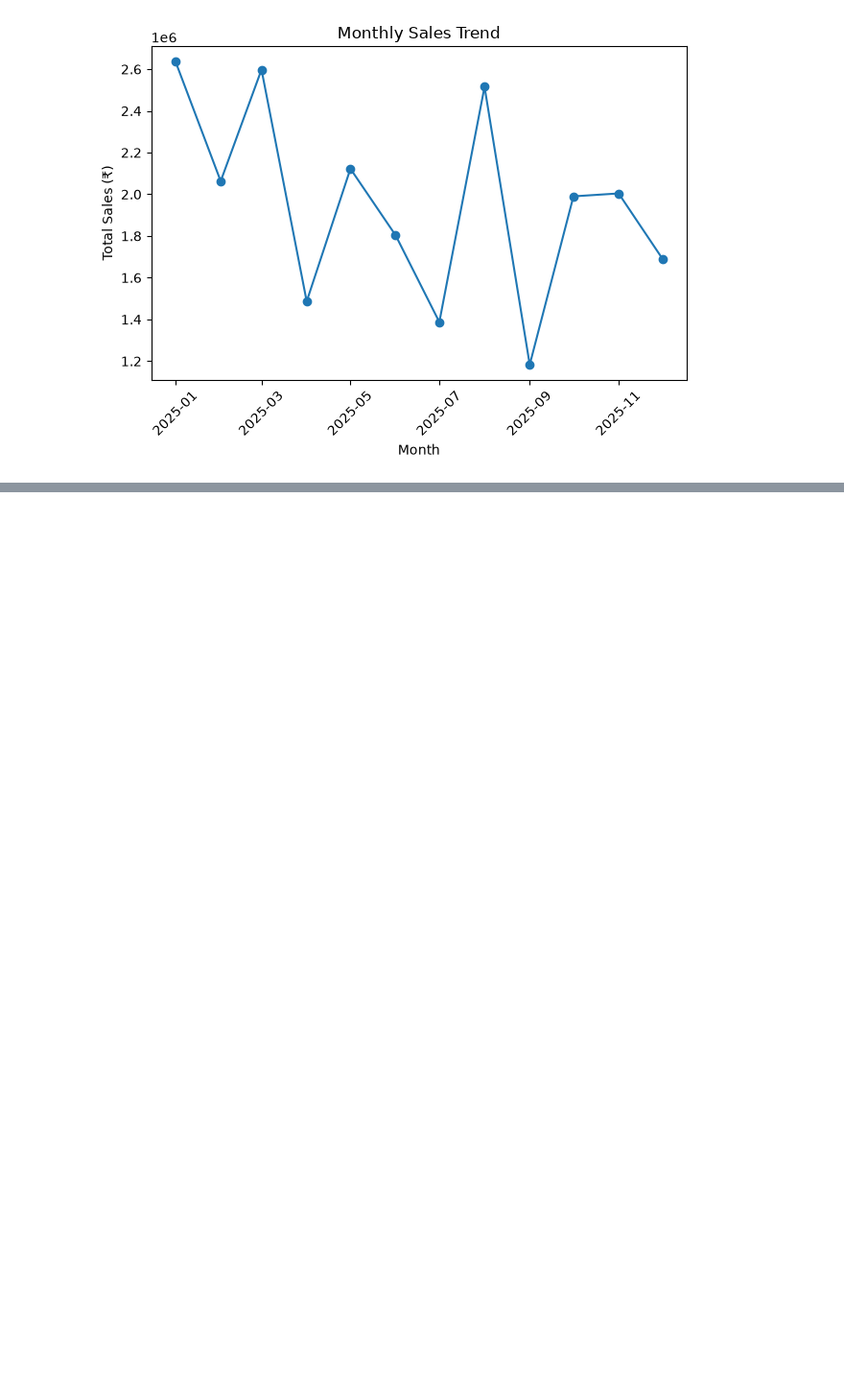
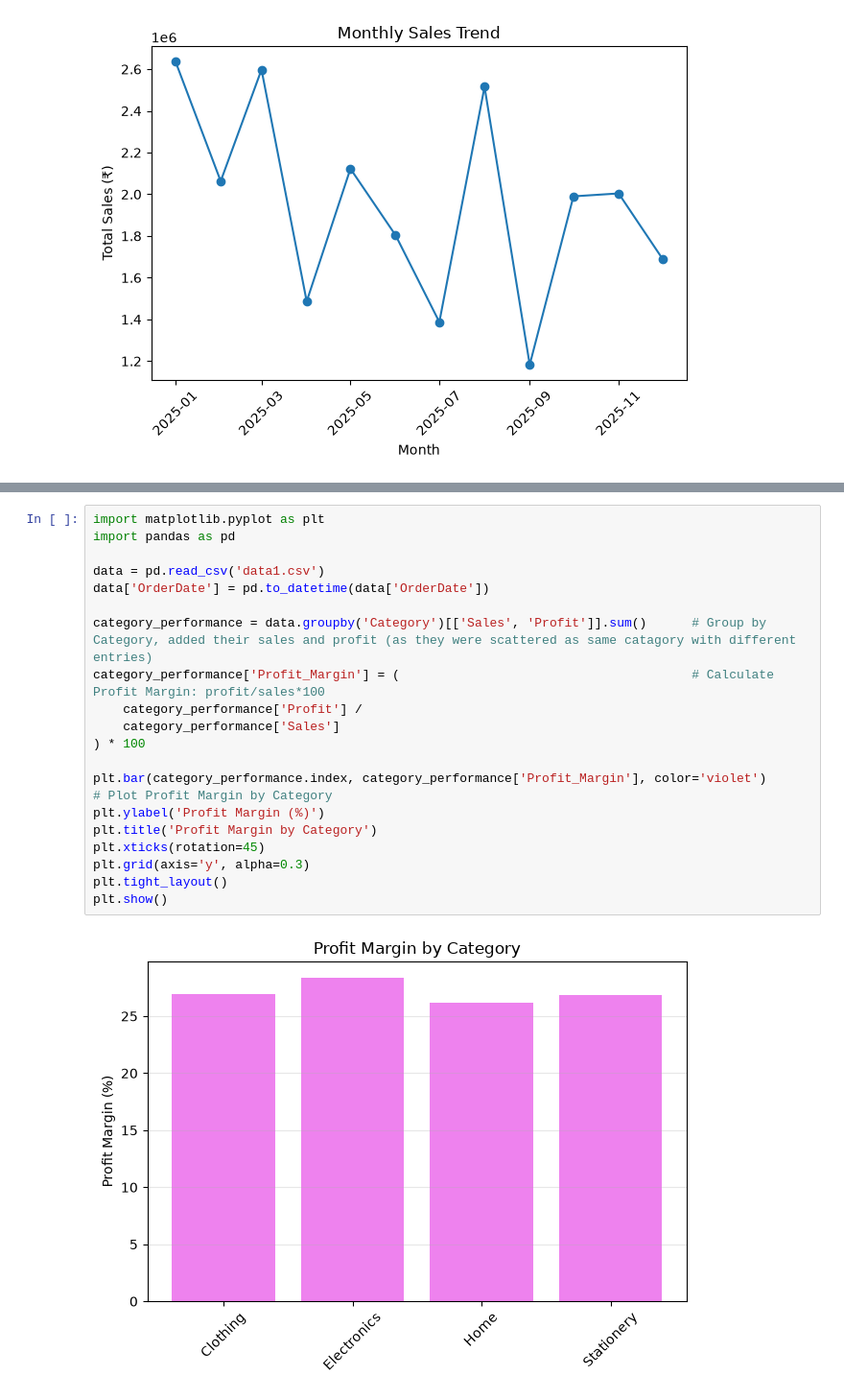
Before and after one commit to SakshamZom-dev/Python_Learning, a Jupyter notebook: Matplotlib/MPL13_data1.ipynb, the cells around one changed output, grey strips where cells are left out. Shown at 96% size. Saved outputs shown, nothing was run; the diff lists cells and outputs as text; blank space fills up the shorter version.

```diff
--- a/Matplotlib/MPL13_data1.ipynb
+++ b/Matplotlib/MPL13_data1.ipynb
@@ -25,0 +52,22 @@ plt.show()
+# %%
+import matplotlib.pyplot as plt
+import pandas as pd
+
+data = pd.read_csv('data1.csv')
+data['OrderDate'] = pd.to_datetime(data['OrderDate'])
+
+category_performance = data.groupby('Category')[['Sales', 'Profit']].sum()      # Group by Category, added their sales and profit (as they were scattered as same catagory with different entries)
+category_performance['Profit_Margin'] = (                                       # Calculate Profit Margin: profit/sales*100
+    category_performance['Profit'] /
+    category_performance['Sales']
+) * 100
+
+plt.bar(category_performance.index, category_performance['Profit_Margin'], color='violet')      # Plot Profit Margin by Category
+plt.ylabel('Profit Margin (%)')
+plt.title('Profit Margin by Category')
+plt.xticks(rotation=45)
+plt.grid(axis='y', alpha=0.3)
+plt.tight_layout()
+plt.show()
+# %% [output]
+[figure, added]
```
Also changed, not shown: parts of 1 cell of this notebook.
